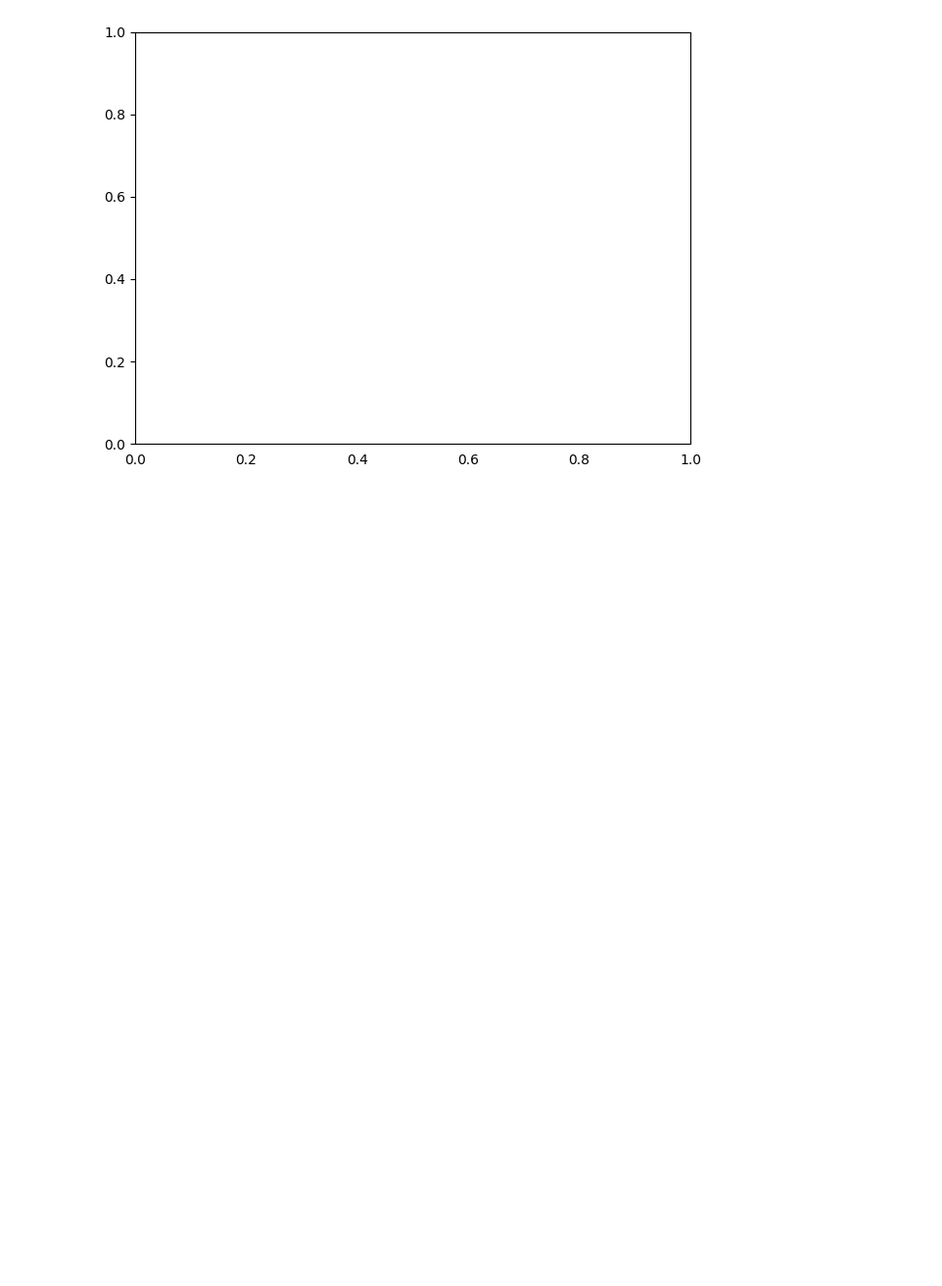
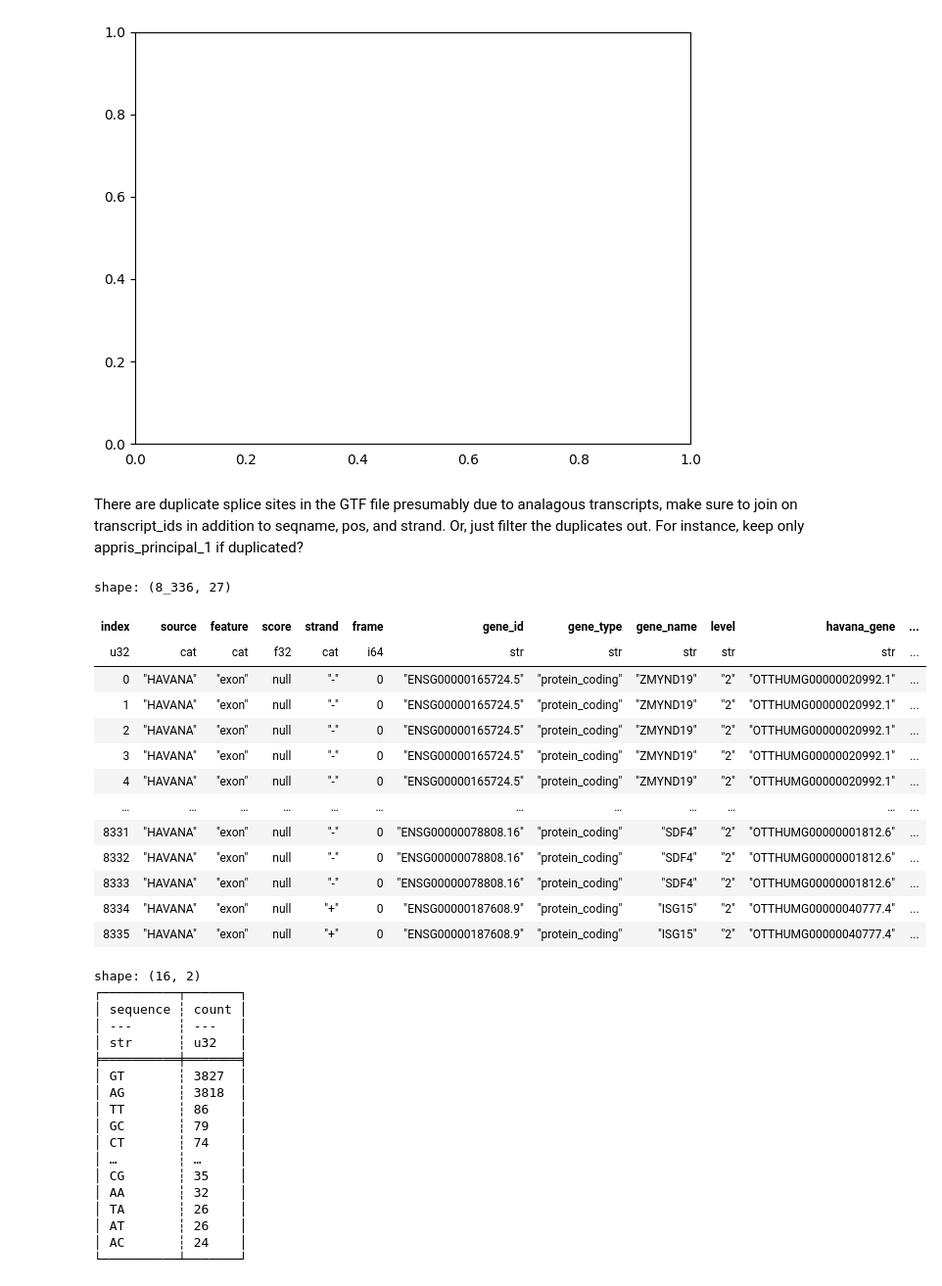
Before and after one commit to christian728504/splice-model-benchmark, a Jupyter notebook: notebooks/test.ipynb, the cells around one changed output. Shown at 98% size. Drawn from its saved outputs; the diff is of its cells as text; code cells hidden in the pictures; blank space fills up the shorter version.

```diff
--- a/notebooks/test.ipynb
+++ b/notebooks/test.ipynb
@@ -530,3 +527,69 @@ anim.save('sequence_threshold_consensus.gif', writer='pillow', fps=3)
 # %% [output]
 [figure]
 [figure]
+# %% [markdown]
+There are duplicate splice sites in the GTF file presumably due to analagous transcripts, make sure to join on transcript_ids in addition to seqname, pos, and strand. Or, just filter the duplicates out. For instance, keep only appris_principal_1 if duplicated?
+# %%
+fasta = Fasta('reference_files/GCA_000001405.15_GRCh38_no_alt_analysis_set.fasta')
+
+unique_transcripts = pl.read_parquet('reference_files/splice_sites.parquet').sort('seqname', 'pos', 'strand', 'gene_id', descending=True).unique(
+    subset=['seqname', 'pos', 'strand', 'gene_id'], keep='first', maintain_order=True
+).drop('index').with_row_index().with_columns(
+    pl.col('seqname').alias('chrom').cast(pl.String)
+).drop('seqname')
+
+def get_seq(row):
+    chrom, pos, strand, pos_type = row["chrom"], row["pos"], row["strand"], row["pos_type"]
+    if strand == "+":
+        if pos_type == "start":
+            return fasta[chrom][pos-3:pos-1].seq
+        else:
+            return fasta[chrom][pos:pos+2].seq
+    else:
+        if pos_type == "start":
+            return reverse_complement(fasta[chrom][pos-3:pos-1].seq)
+        else:
+            return reverse_complement(fasta[chrom][pos:pos+2].seq)
+
+added_sequence = unique_transcripts.with_columns([
+    pl.when((pl.col("strand") == "+") & (pl.col("pos_type") == "start")).then(pl.lit("acceptor"))
+        .when((pl.col("strand") == "-") & (pl.col("pos_type") == "end")).then(pl.lit("acceptor"))
+        .otherwise(pl.lit("donor")).alias("type"),
+    pl.struct(["chrom", "pos", "strand", "pos_type"]).map_elements(get_seq, return_dtype=pl.Utf8).alias("sequence")
+])
+
+display(added_sequence)
+print(added_sequence['sequence'].value_counts().sort('count', descending=True))
+# %% [output]
+shape: (8_336, 27)
+| index | source | feature | score | strand | frame | gene_id | gene_type | gene_name | level | havana_gene | ... |
+| u32 | cat | cat | f32 | cat | i64 | str | str | str | str | str | ... |
+| 0 | "HAVANA" | "exon" | null | "-" | 0 | "ENSG00000165724.5" | "protein_coding" | "ZMYND19" | "2" | "OTTHUMG00000020992.1" | ... |
+| 1 | "HAVANA" | "exon" | null | "-" | 0 | "ENSG00000165724.5" | "protein_coding" | "ZMYND19" | "2" | "OTTHUMG00000020992.1" | ... |
+| 2 | "HAVANA" | "exon" | null | "-" | 0 | "ENSG00000165724.5" | "protein_coding" | "ZMYND19" | "2" | "OTTHUMG00000020992.1" | ... |
+| 3 | "HAVANA" | "exon" | null | "-" | 0 | "ENSG00000165724.5" | "protein_coding" | "ZMYND19" | "2" | "OTTHUMG00000020992.1" | ... |
+| 4 | "HAVANA" | "exon" | null | "-" | 0 | "ENSG00000165724.5" | "protein_coding" | "ZMYND19" | "2" | "OTTHUMG00000020992.1" | ... |
+| … | … | … | … | … | … | … | … | … | … | … | ... |
+| 8331 | "HAVANA" | "exon" | null | "-" | 0 | "ENSG00000078808.16" | "protein_coding" | "SDF4" | "2" | "OTTHUMG00000001812.6" | ... |
+| 8332 | "HAVANA" | "exon" | null | "-" | 0 | "ENSG00000078808.16" | "protein_coding" | "SDF4" | "2" | "OTTHUMG00000001812.6" | ... |
+| 8333 | "HAVANA" | "exon" | null | "-" | 0 | "ENSG00000078808.16" | "protein_coding" | "SDF4" | "2" | "OTTHUMG00000001812.6" | ... |
+| 8334 | "HAVANA" | "exon" | null | "+" | 0 | "ENSG00000187608.9" | "protein_coding" | "ISG15" | "2" | "OTTHUMG00000040777.4" | ... |
+| 8335 | "HAVANA" | "exon" | null | "+" | 0 | "ENSG00000187608.9" | "protein_coding" | "ISG15" | "2" | "OTTHUMG00000040777.4" | ... |
+shape: (16, 2)
+┌──────────┬───────┐
+│ sequence ┆ count │
+│ ---      ┆ ---   │
+│ str      ┆ u32   │
+╞══════════╪═══════╡
+│ GT       ┆ 3827  │
+│ AG       ┆ 3818  │
+│ TT       ┆ 86    │
+│ GC       ┆ 79    │
+│ CT       ┆ 74    │
+│ …        ┆ …     │
+│ CG       ┆ 35    │
+│ AA       ┆ 32    │
+│ TA       ┆ 26    │
+│ AT       ┆ 26    │
+│ AC       ┆ 24    │
+└──────────┴───────┘
```
Also changed, not shown: parts of 8 cells of this notebook, 29 other files.
